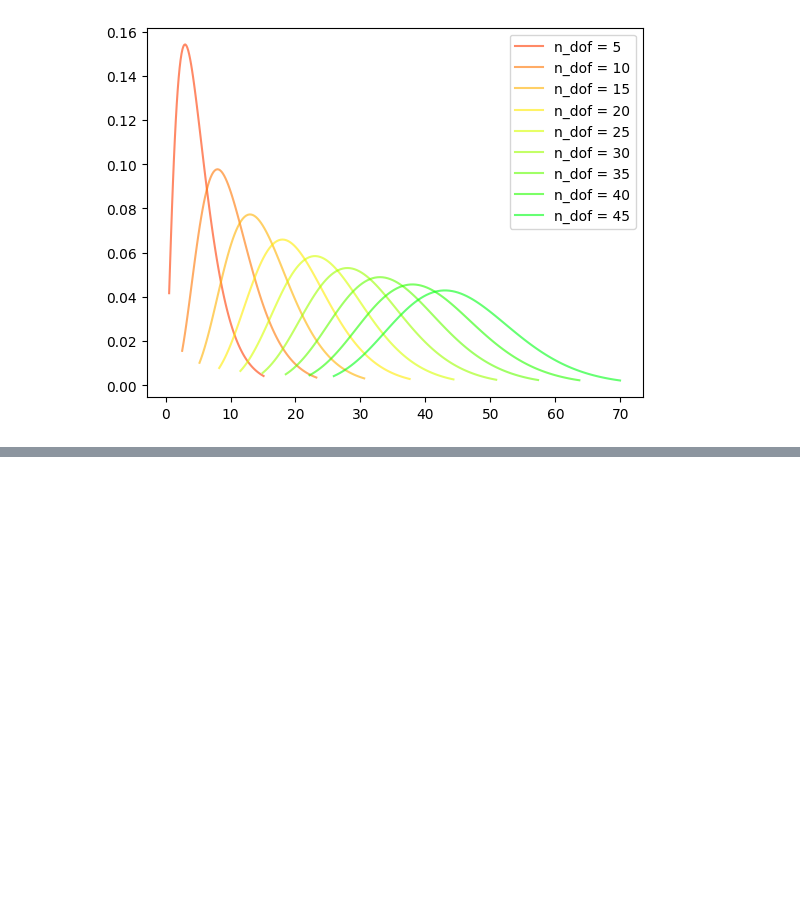
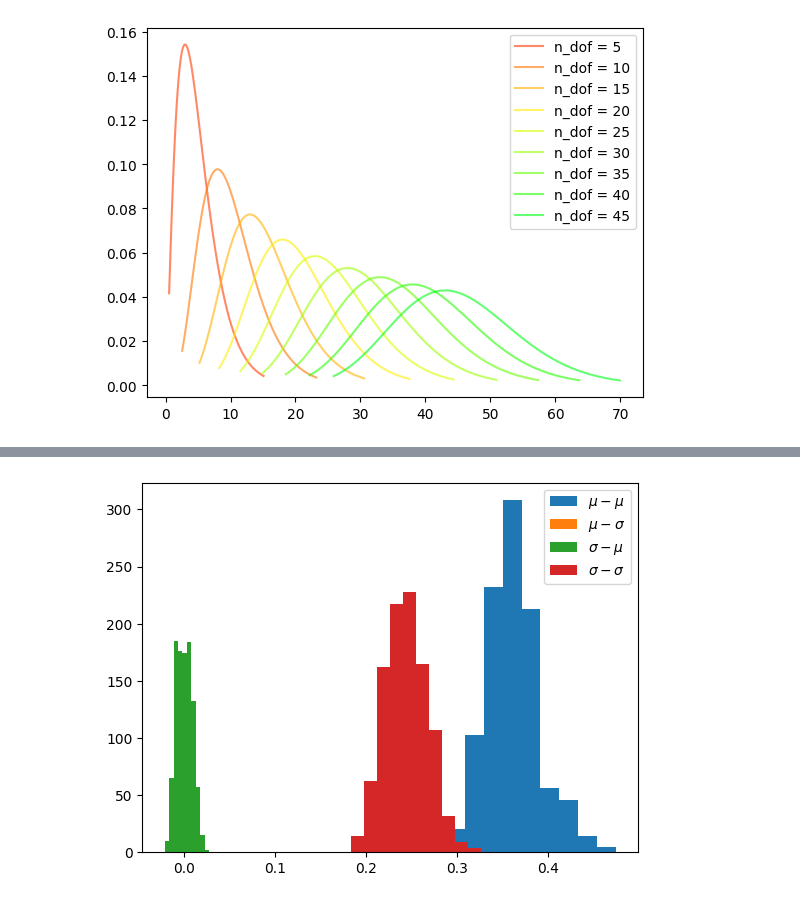
Before and after one commit to alisalehi02/Assignment, a Jupyter notebook: Chi2AndFit.ipynb, the cells around one changed output, grey strips where cells are left out. Cells and saved outputs as stored; diff of their text form; code cells hidden in the pictures; blank space fills up the shorter version.

```diff
--- a/Chi2AndFit.ipynb
+++ b/Chi2AndFit.ipynb
@@ -84,0 +164,22 @@ plt.show()
+# %%
+hessian = np.zeros((num_experiment, 2, 2))
+
+for i in range(num_experiment):
+    fxy = squares[i]
+    argmin = np.unravel_index(squares[i].argmin(), squares[i].shape)
+    # First-order gradients
+    df_dx, df_dy = np.gradient(fxy, means, sigmas, edge_order=1)
+
+    # Second-order gradients
+    d2f_dxdx = np.gradient(df_dx, means, axis=0, edge_order=2)
+    d2f_dxdy = np.gradient(df_dx, sigmas, axis=1, edge_order=2)
+    d2f_dydx = np.gradient(df_dy, means, axis=0, edge_order=2)
+    d2f_dydy = np.gradient(df_dy, sigmas, axis=1, edge_order=2)
+
+    # Fill the Hessian matrix at each (x, y) point
+    hessian[i, 0, 0] = d2f_dxdx[argmin]
+    hessian[i, 0, 1] = d2f_dxdy[argmin]
+    hessian[i, 1, 0] = d2f_dydx[argmin]
+    hessian[i, 1, 1] = d2f_dydy[argmin]
+
+covariance = np.linalg.inv(hessian)
@@ -84,0 +257,9 @@ plt.show()
+# %%
+plt.hist(covariance[:,0,0], bins=10, label=r"$\mu-\mu$")
+plt.hist(covariance[:,1,0], bins=10, label=r"$\mu-\sigma$")
+plt.hist(covariance[:,0,1], bins=10, label=r"$\sigma-\mu$")
+plt.hist(covariance[:,1,1], bins=10, label=r"$\sigma-\sigma$")
+plt.legend()
+plt.show()
+# %% [output]
+[figure, added]
```
Also changed, not shown: parts of 24 cells of this notebook, 7 other files.
